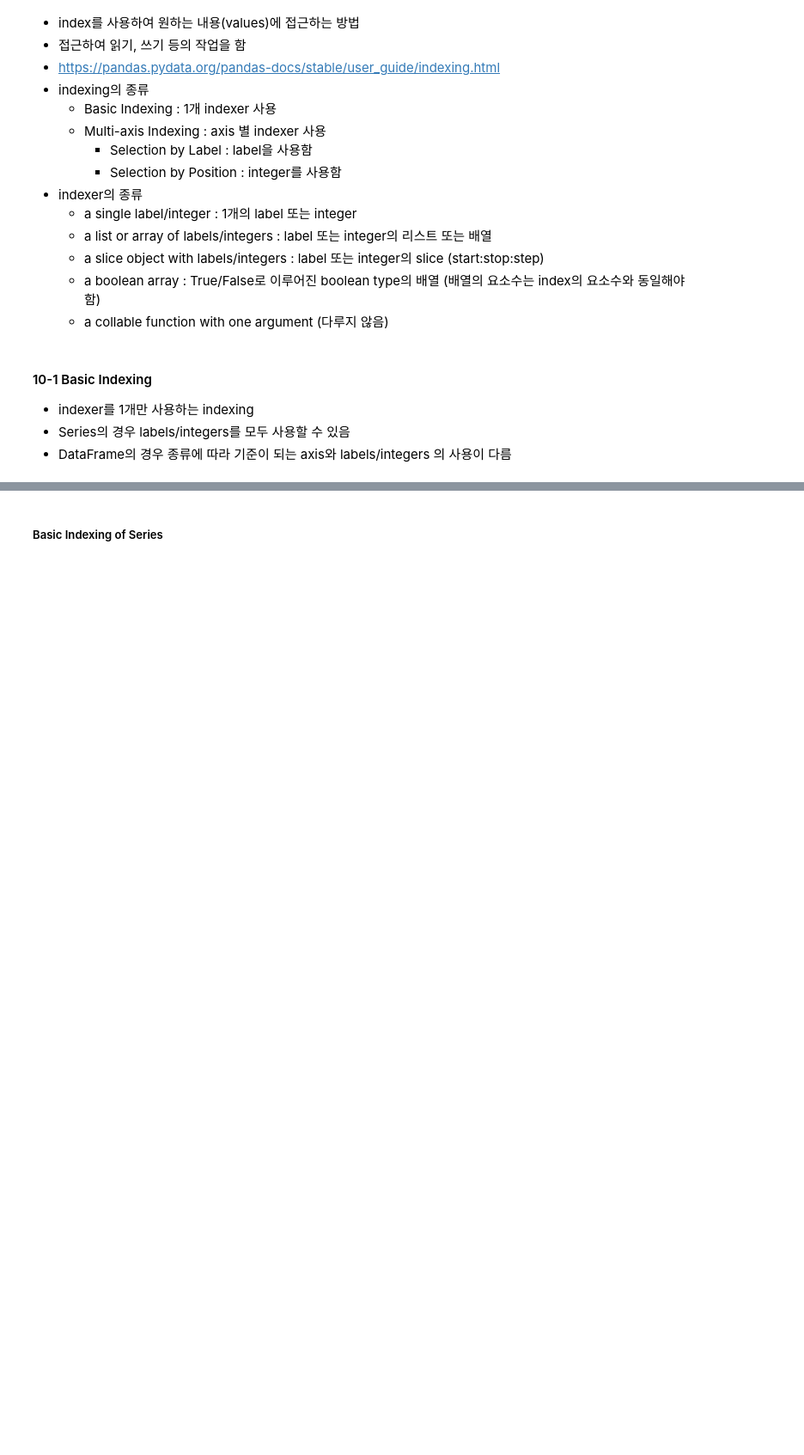
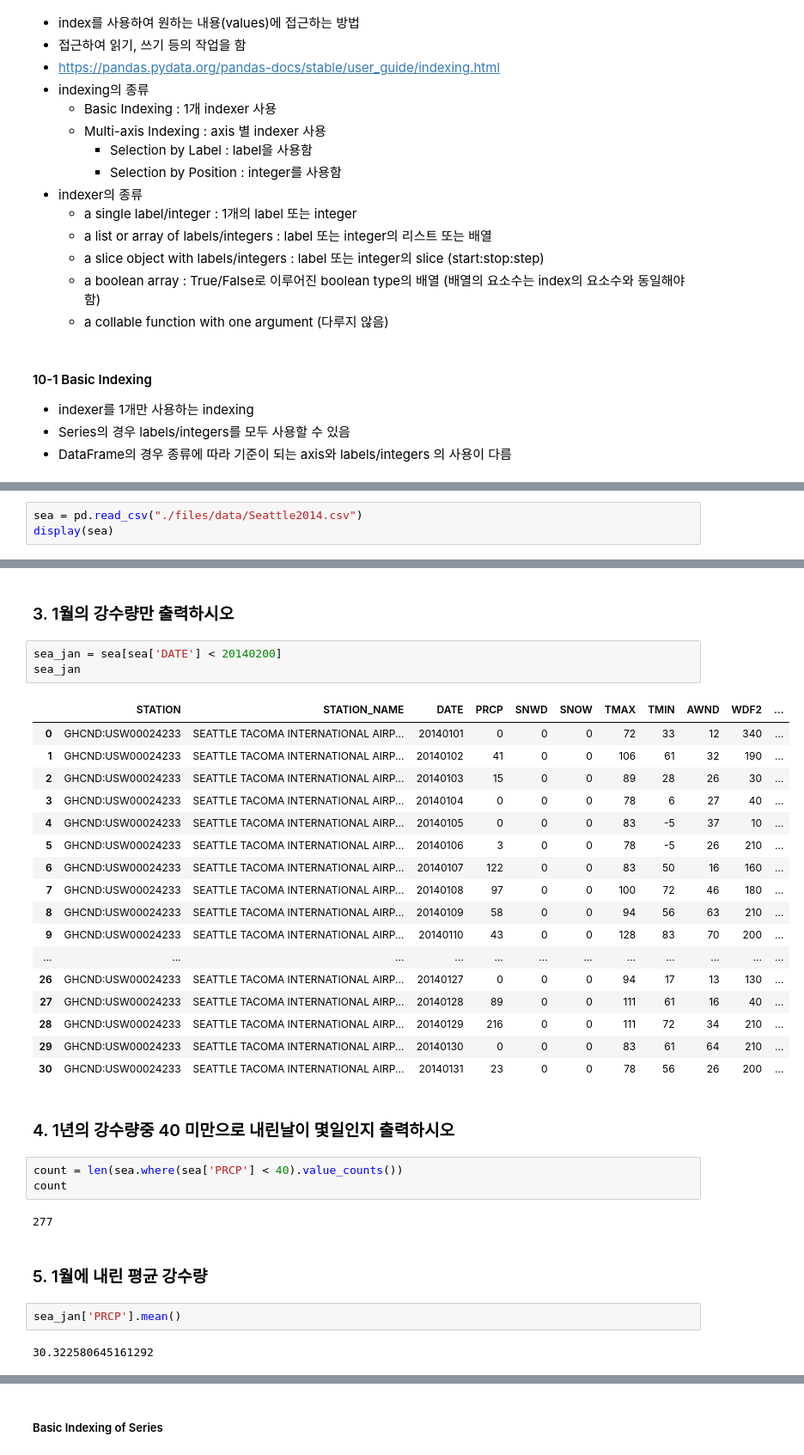
Before and after one commit to PolkaDot31361/mk_python, a Jupyter notebook: 3_Pandas_student2.ipynb, the cells around one changed output, grey strips where cells are left out. Shown: that part at 86% size. Cells and saved outputs as stored; diff of their text form; blank space fills up the shorter version.

```diff
--- a/3_Pandas_student2.ipynb
+++ b/3_Pandas_student2.ipynb
@@ -784,0 +1049,3 @@ test3.sort_index(level = ['부서','성별'], ascending = [False, False])
+# %%
+sea = pd.read_csv("./files/data/Seattle2014.csv")
+display(sea)
@@ -784,0 +1102,36 @@ test3.sort_index(level = ['부서','성별'], ascending = [False, False])
+# %% [markdown]
+### 3. 1월의 강수량만 출력하시오
+# %%
+sea_jan = sea[sea['DATE'] < 20140200]
+sea_jan
+# %% [output]
+|  | STATION | STATION_NAME | DATE | PRCP | SNWD | SNOW | TMAX | TMIN | AWND | WDF2 | ... |
+| 0 | GHCND:USW00024233 | SEATTLE TACOMA INTERNATIONAL AIRP... | 20140101 | 0 | 0 | 0 | 72 | 33 | 12 | 340 | ... |
+| 1 | GHCND:USW00024233 | SEATTLE TACOMA INTERNATIONAL AIRP... | 20140102 | 41 | 0 | 0 | 106 | 61 | 32 | 190 | ... |
+| 2 | GHCND:USW00024233 | SEATTLE TACOMA INTERNATIONAL AIRP... | 20140103 | 15 | 0 | 0 | 89 | 28 | 26 | 30 | ... |
+| 3 | GHCND:USW00024233 | SEATTLE TACOMA INTERNATIONAL AIRP... | 20140104 | 0 | 0 | 0 | 78 | 6 | 27 | 40 | ... |
+| 4 | GHCND:USW00024233 | SEATTLE TACOMA INTERNATIONAL AIRP... | 20140105 | 0 | 0 | 0 | 83 | -5 | 37 | 10 | ... |
+| 5 | GHCND:USW00024233 | SEATTLE TACOMA INTERNATIONAL AIRP... | 20140106 | 3 | 0 | 0 | 78 | -5 | 26 | 210 | ... |
+| 6 | GHCND:USW00024233 | SEATTLE TACOMA INTERNATIONAL AIRP... | 20140107 | 122 | 0 | 0 | 83 | 50 | 16 | 160 | ... |
+| 7 | GHCND:USW00024233 | SEATTLE TACOMA INTERNATIONAL AIRP... | 20140108 | 97 | 0 | 0 | 100 | 72 | 46 | 180 | ... |
+| 8 | GHCND:USW00024233 | SEATTLE TACOMA INTERNATIONAL AIRP... | 20140109 | 58 | 0 | 0 | 94 | 56 | 63 | 210 | ... |
+| 9 | GHCND:USW00024233 | SEATTLE TACOMA INTERNATIONAL AIRP... | 20140110 | 43 | 0 | 0 | 128 | 83 | 70 | 200 | ... |
+| ... | ... | ... | ... | ... | ... | ... | ... | ... | ... | ... | ... |
+| 26 | GHCND:USW00024233 | SEATTLE TACOMA INTERNATIONAL AIRP... | 20140127 | 0 | 0 | 0 | 94 | 17 | 13 | 130 | ... |
+| 27 | GHCND:USW00024233 | SEATTLE TACOMA INTERNATIONAL AIRP... | 20140128 | 89 | 0 | 0 | 111 | 61 | 16 | 40 | ... |
+| 28 | GHCND:USW00024233 | SEATTLE TACOMA INTERNATIONAL AIRP... | 20140129 | 216 | 0 | 0 | 111 | 72 | 34 | 210 | ... |
+| 29 | GHCND:USW00024233 | SEATTLE TACOMA INTERNATIONAL AIRP... | 20140130 | 0 | 0 | 0 | 83 | 61 | 64 | 210 | ... |
+| 30 | GHCND:USW00024233 | SEATTLE TACOMA INTERNATIONAL AIRP... | 20140131 | 23 | 0 | 0 | 78 | 56 | 26 | 200 | ... |
+# %% [markdown]
+### 4. 1년의 강수량중 40 미만으로 내린날이 몇일인지 출력하시오
+# %%
+count = len(sea.where(sea['PRCP'] < 40).value_counts())
+count
+# %% [output]
+277
+# %% [markdown]
+### 5. 1월에 내린 평균 강수량
+# %%
+sea_jan['PRCP'].mean()
+# %% [output]
+30.322580645161292
```
Also changed, not shown: parts of 32 cells of this notebook, 3 other files.
